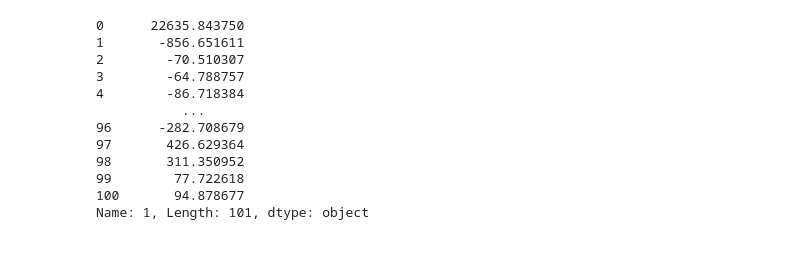
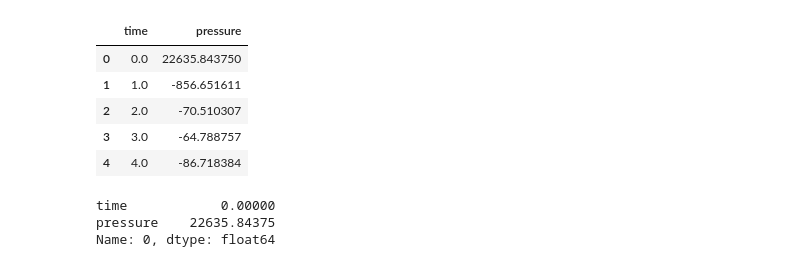
Before and after one commit to UWPRG/MOLSIM-2020, a Jupyter notebook: W5/HW5_Data/t_p_plots.ipynb, the cells around one changed output. Cells and saved outputs as stored; diff of their text form; code cells hidden in the pictures.

```diff
--- a/W5/HW5_Data/t_p_plots.ipynb
+++ b/W5/HW5_Data/t_p_plots.ipynb
@@ -47,15 +20,0 @@ plt.plot(times[:],pressure[:])
-# %%
-pressure
-# %% [output]
-0      22635.843750
-1       -856.651611
-2        -70.510307
-3        -64.788757
-4        -86.718384
-           ...
-96      -282.708679
-97       426.629364
-98       311.350952
-99        77.722618
-100       94.878677
-Name: 1, Length: 101, dtype: object
@@ -61,0 +29,9 @@ Name: 1, Length: 101, dtype: object
+# %%
+df_pressure_equil_npt.head()
+# %% [output]
+|  | time | pressure |
+| 0 | 0.0 | 22635.843750 |
+| 1 | 1.0 | -856.651611 |
+| 2 | 2.0 | -70.510307 |
+| 3 | 3.0 | -64.788757 |
+| 4 | 4.0 | -86.718384 |
@@ -61,0 +42,6 @@ Name: 1, Length: 101, dtype: object
+# %%
+df_pressure_equil_npt
+# %% [output]
+time            0.00000
+pressure    22635.84375
+Name: 0, dtype: float64
```
Also changed, not shown: parts of 16 cells of this notebook.
